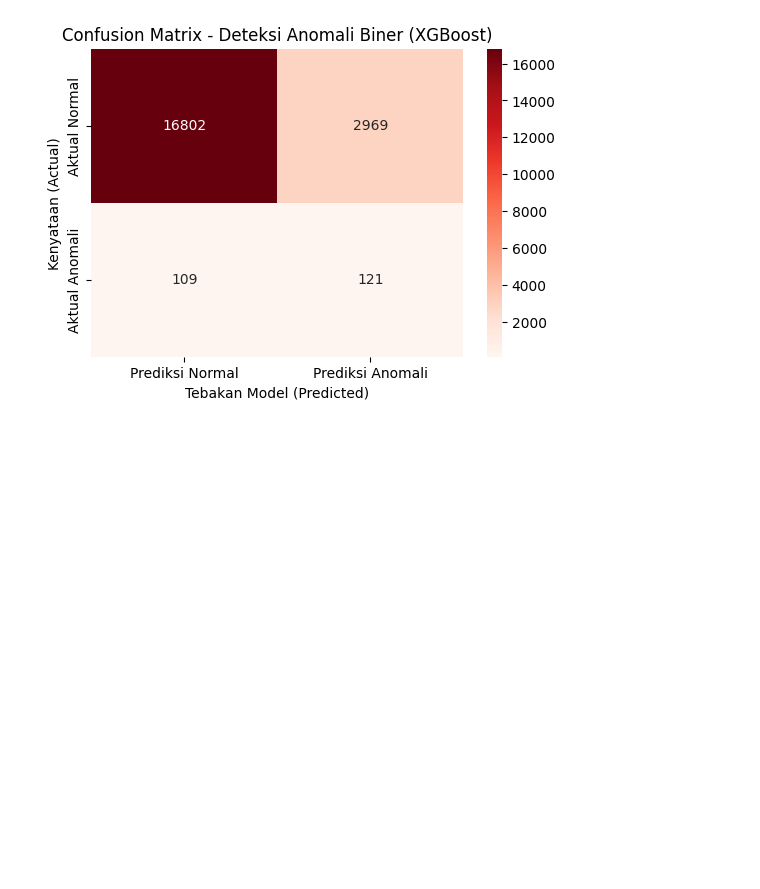
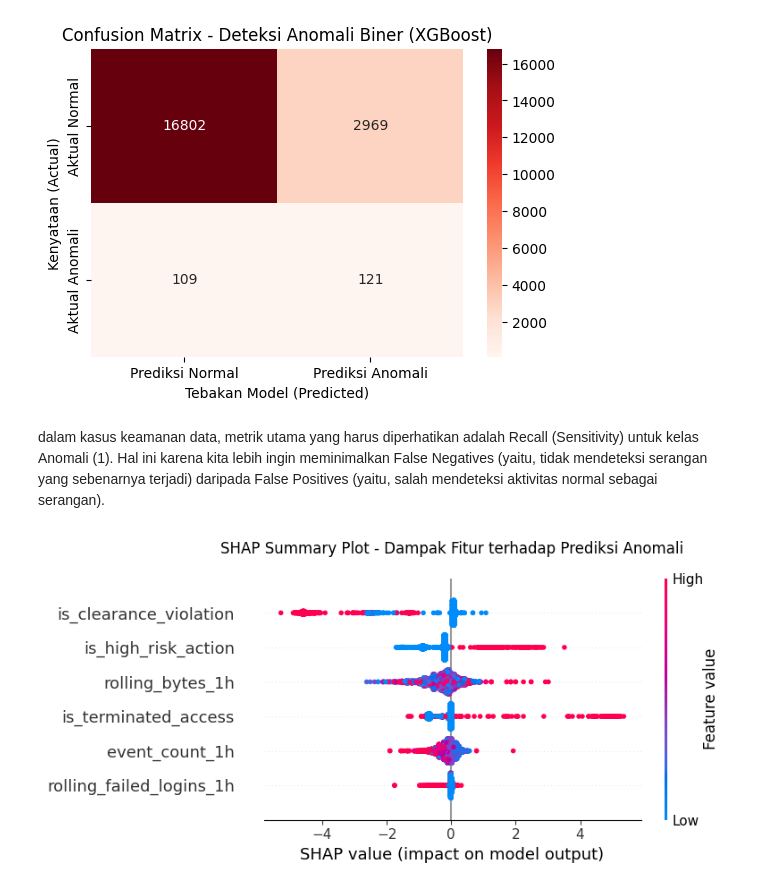
Before and after one commit to Elvin-Aurelio/UAS-Perancangan-Big-Data, a Jupyter notebook: jawaban.ipynb, the cells around one changed output. Saved outputs shown, nothing was run; the diff lists cells and outputs as text; code cells hidden in the pictures; blank space fills up the shorter version.

Commit message:
analisa interpretasi model

```diff
--- a/jawaban.ipynb
+++ b/jawaban.ipynb
@@ -627,3 +628,22 @@ plt.xlabel('Tebakan Model (Predicted)')
 plt.show()
 # %% [output]
 [figure]
+# %% [markdown]
+dalam kasus keamanan data, metrik utama yang harus diperhatikan adalah Recall (Sensitivity) untuk kelas Anomali (1). Hal ini karena kita lebih ingin meminimalkan False Negatives (yaitu, tidak mendeteksi serangan yang sebenarnya terjadi) daripada False Positives (yaitu, salah mendeteksi aktivitas normal sebagai serangan).
+# %%
+# 1. Inisialisasi explainer khusus untuk model berbasis pohon (XGBoost)
+explainer = shap.TreeExplainer(xgb_bin_model)
+
+# 2. Hitung SHAP values (Gunakan sampel jika data terlalu besar agar RAM tidak crash)
+# Kita ambil 5000 sampel acak dari X_test untuk visualisasi cepat
+X_test_sample = X_test.sample(n=5000, random_state=42)
+shap_values = explainer.shap_values(X_test_sample)
+
+# 3. Tampilkan Summary Plot
+plt.figure(figsize=(10, 6))
+shap.summary_plot(shap_values, X_test_sample, show=False)
+plt.title('SHAP Summary Plot - Dampak Fitur terhadap Prediksi Anomali', pad=20)
+plt.tight_layout()
+plt.show()
+# %% [output]
+[figure, added]
```
Also changed, not shown: parts of 2 cells of this notebook.
